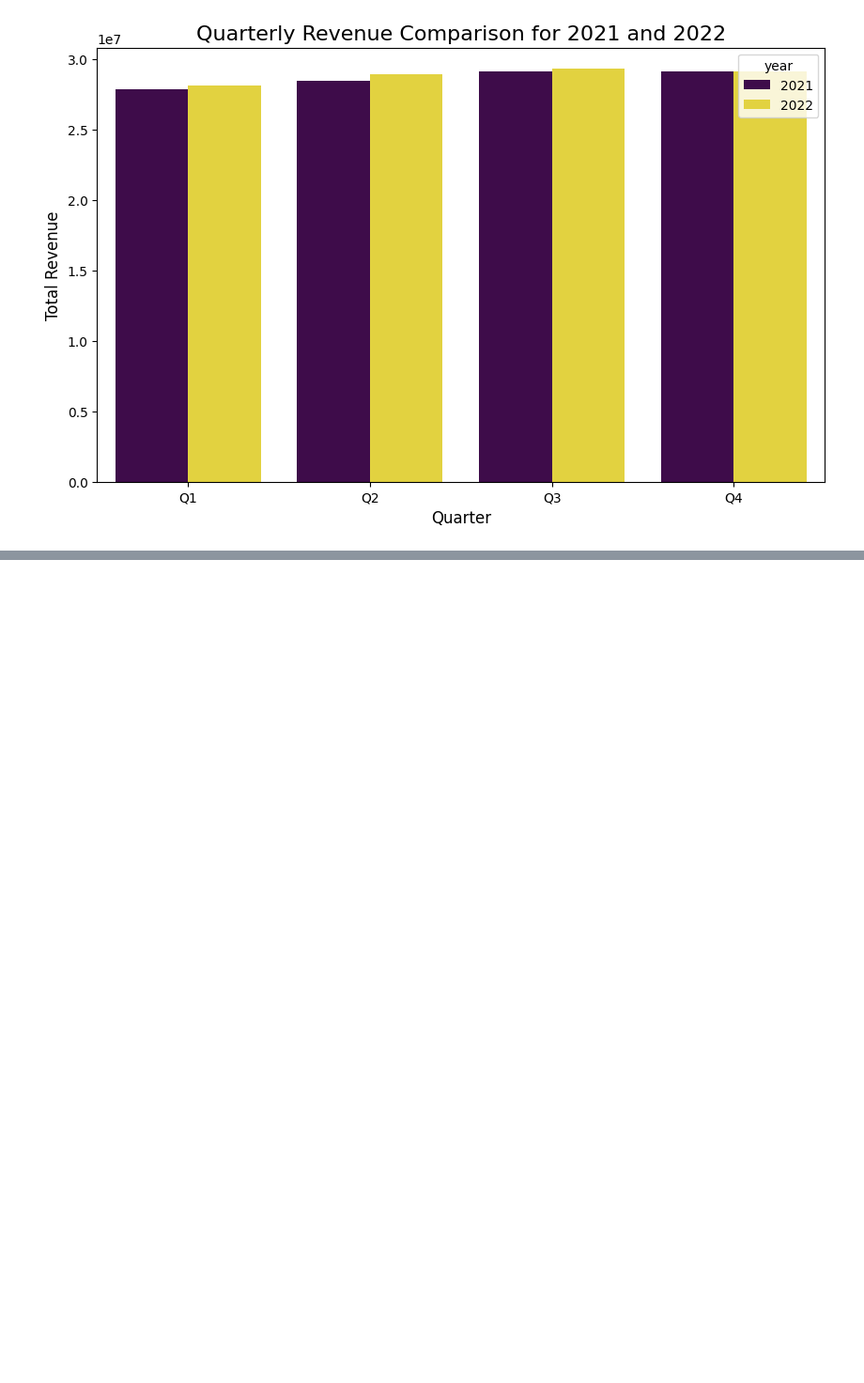
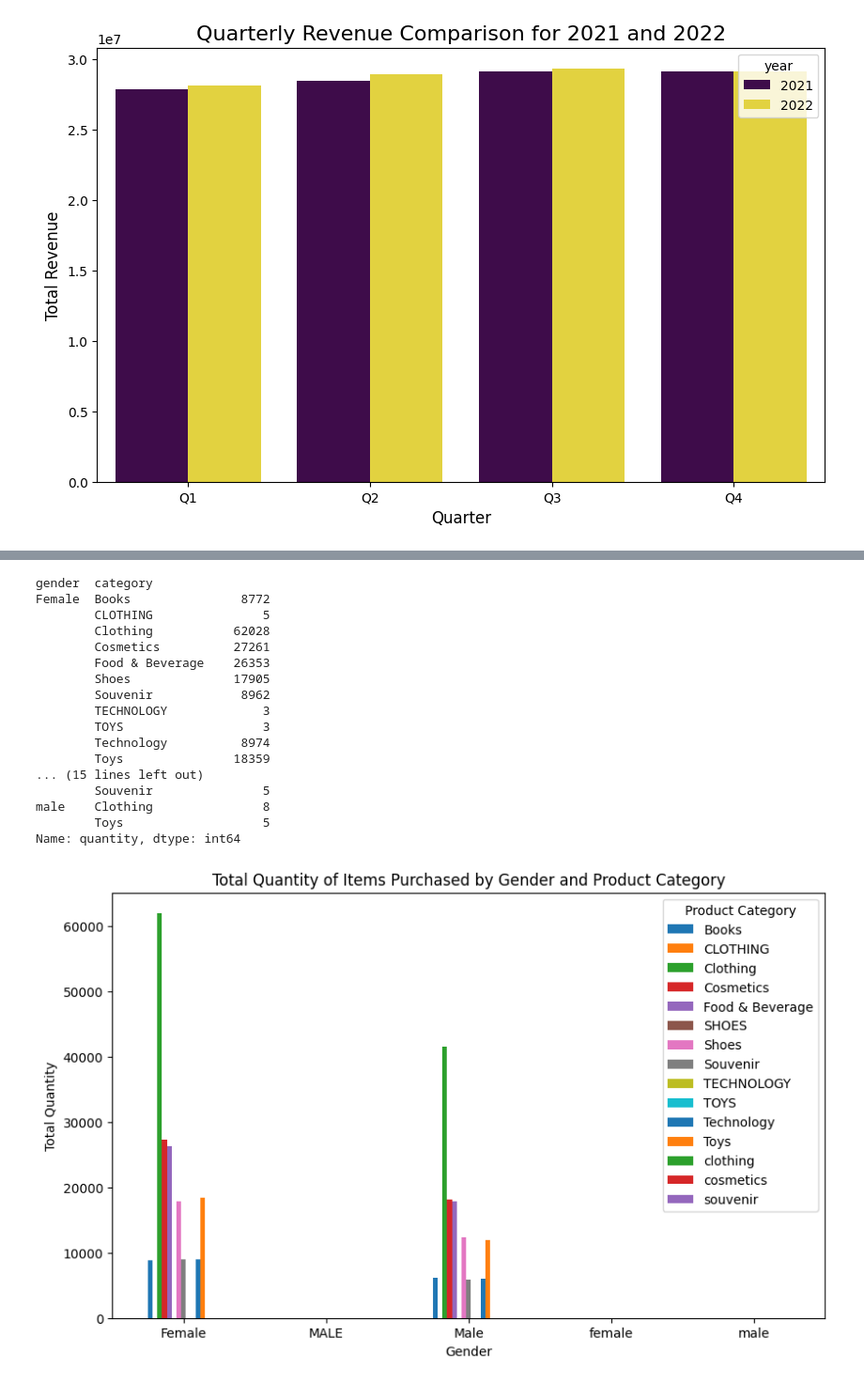
Before and after one commit to adnansadar/Customer-Segmentation-and-Purchase-Behavior-Prediction-for-Retail-Businesses, a Jupyter notebook: phase1.ipynb, the cells around one changed output, grey strips where cells are left out. Shown at 94% size. Drawn from its saved outputs; the diff is of its cells as text; code cells hidden in the pictures; blank space fills up the shorter version.

```diff
--- a/phase1.ipynb
+++ b/phase1.ipynb
@@ -409,0 +436,30 @@ plt.show()
+# %%
+quantity_by_gender_category = df.groupby(['gender', 'category'])['quantity'].sum()
+print(quantity_by_gender_category)
+
+quantity_by_gender_category.unstack().plot(kind='bar', figsize=(10, 6))
+plt.title('Total Quantity of Items Purchased by Gender and Product Category')
+plt.xlabel('Gender')
+plt.ylabel('Total Quantity')
+plt.xticks(rotation=0)
+plt.legend(title='Product Category')
+plt.show()
+# %% [output]
+gender  category
+Female  Books               8772
+        CLOTHING               5
+        Clothing           62028
+        Cosmetics          27261
+        Food & Beverage    26353
+        Shoes              17905
+        Souvenir            8962
+        TECHNOLOGY             3
+        TOYS                   3
+        Technology          8974
+        Toys               18359
+... (15 lines left out)
+        Souvenir               5
+male    Clothing               8
+        Toys                   5
+Name: quantity, dtype: int64
+[figure, added]
```
Also changed, not shown: parts of 16 cells of this notebook.
